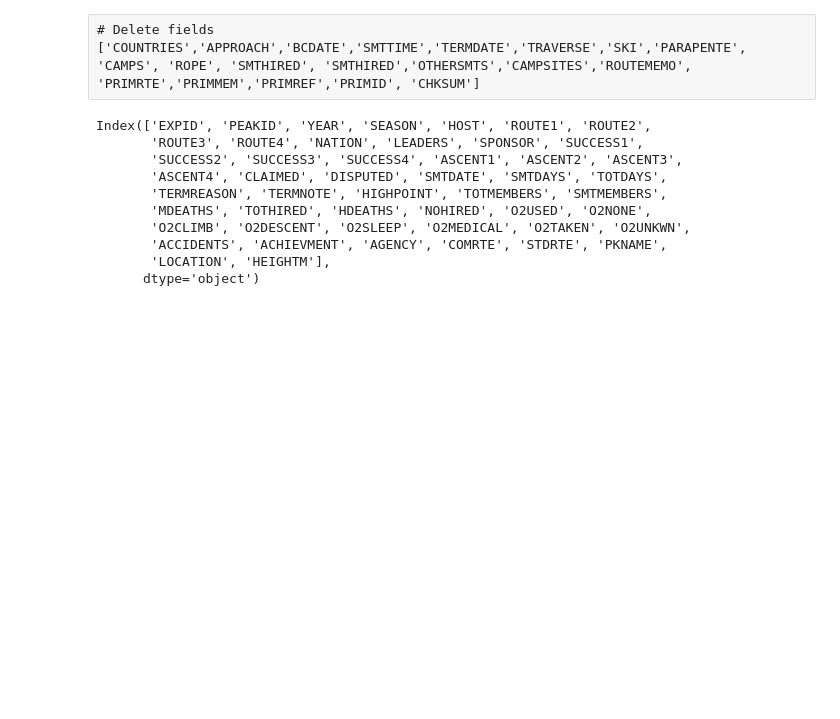
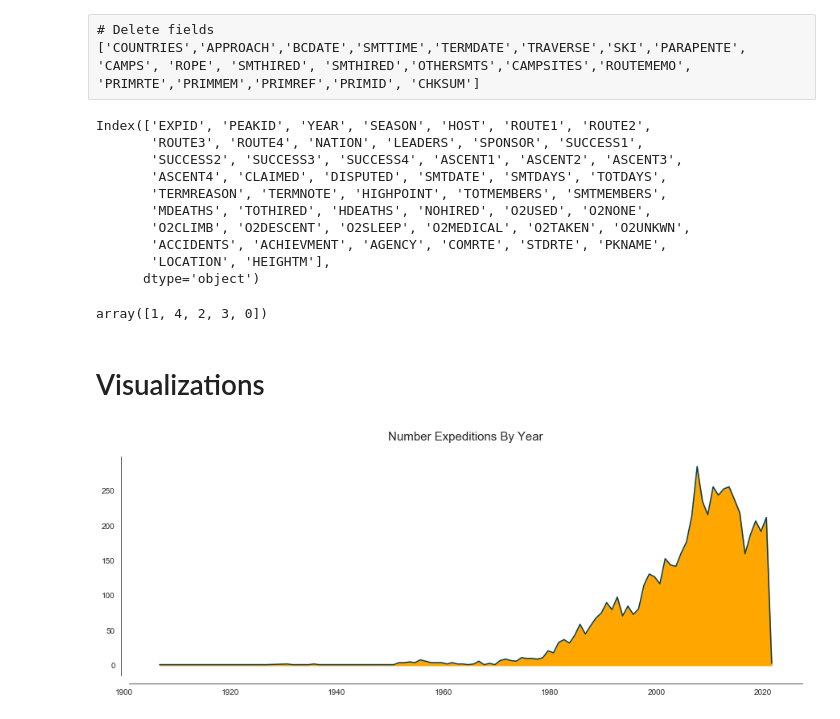
Before and after one commit to ddzumajo/himalayan_peaks, a Jupyter notebook: Himalayan Analysis and Visualization.ipynb, the cells around one changed output. Cells and saved outputs as stored; diff of their text form; code cells hidden in the pictures; blank space fills up the shorter version.

```diff
--- a/Himalayan Analysis and Visualization.ipynb
+++ b/Himalayan Analysis and Visualization.ipynb
@@ -135,0 +153,5 @@ Index(['EXPID', 'PEAKID', 'YEAR', 'SEASON', 'HOST', 'ROUTE1', 'ROUTE2',
+# %%
+# Check season
+exped['SEASON'].unique()
+# %% [output]
+array([1, 4, 2, 3, 0])
@@ -135,0 +163,33 @@ Index(['EXPID', 'PEAKID', 'YEAR', 'SEASON', 'HOST', 'ROUTE1', 'ROUTE2',
+# %%
+# Expeditions by peak
+n_exped_by_peak = exped[['PEAKID','EXPID']].groupby(by='PEAKID',as_index=False).count()
+n_exped_by_peak.rename(columns = {'EXPID': 'NEXPED'}, inplace = True)
+
+# Expeditions by year
+n_exped_by_year = exped[['YEAR','EXPID']].groupby(by='YEAR',as_index=False).count()
+n_exped_by_year.rename(columns = {'EXPID': 'NEXPED'}, inplace = True)
+
+#Expeditions by year and peak
+n_exped_by_year_peak = exped[['YEAR','PKNAME','EXPID']].groupby(by=['YEAR', 'PKNAME'],as_index=False).count()
+n_exped_by_year_peak.rename(columns = {'EXPID': 'NEXPED'}, inplace = True)
+
+#Expeditions by season and peak
+n_exped_by_season_peak = exped[['SEASON', 'PKNAME', 'EXPID']].groupby(by=['SEASON','PKNAME'],as_index=False).count()
+n_exped_by_season_peak.rename(columns = {'EXPID': 'NEXPED'}, inplace = True)
+# %% [markdown]
+# Visualizations
+# %%
+# Plot number expeditions by year
+
+sns.set_style("white")
+plt.figure(figsize = (15, 5))
+sns.lineplot(x = n_exped_by_year['YEAR'], y = n_exped_by_year['NEXPED'], data = n_exped_by_year, color = "#003f5c")
+sns.despine(left = False, offset = 10);
+plt.title("Number Expeditions By Year", pad = 20, fontsize=15)
+plt.ylabel("")
+plt.xlabel("")
+plt.xticks(rotation = 0, ha = 'right')
+plt.fill_between(n_exped_by_year.YEAR.values, n_exped_by_year.NEXPED.values, color = "#ffa600")
+plt.show()
+# %% [output]
+[figure, added]
```
Also changed, not shown: parts of 20 cells of this notebook.
